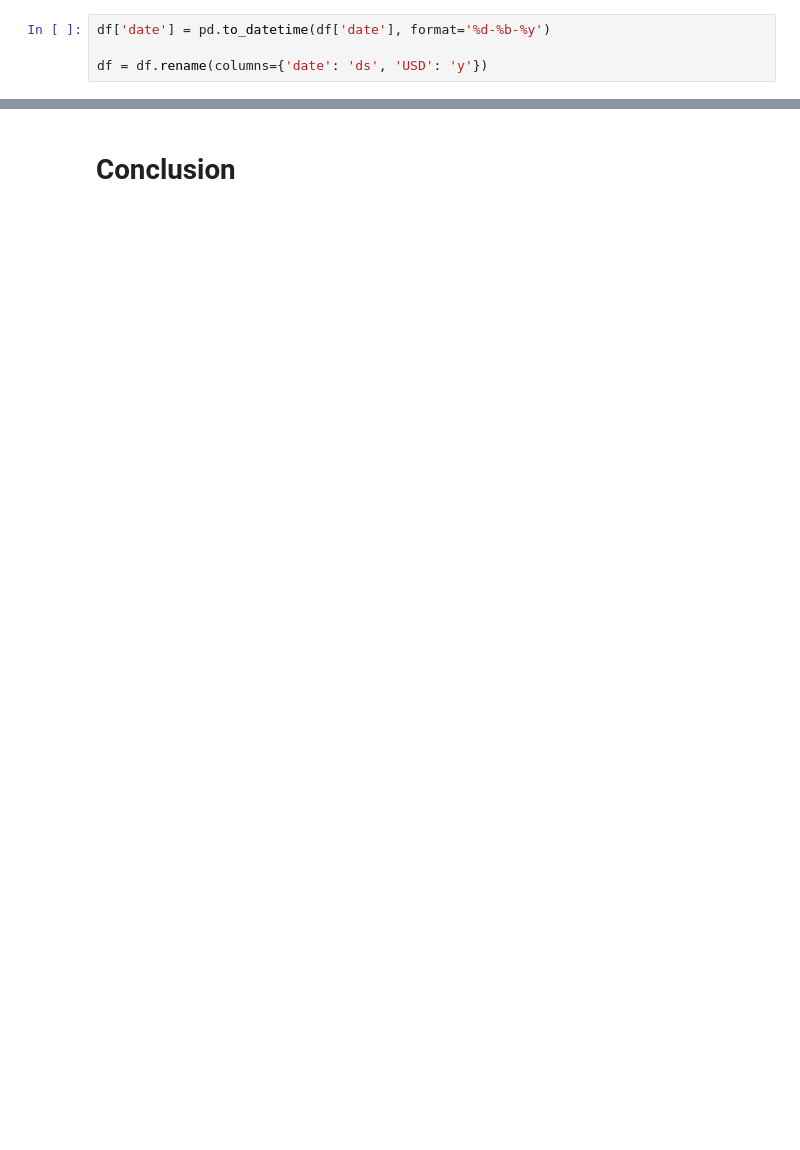
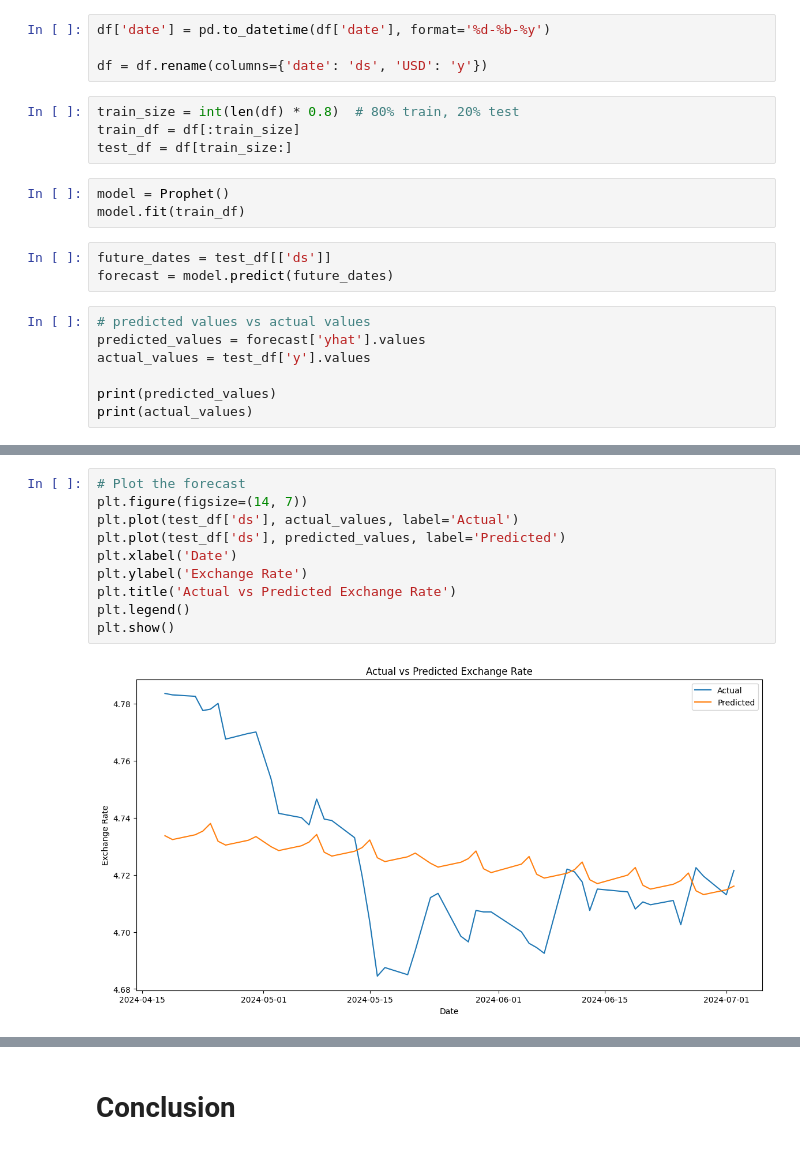
Before and after one commit to KohJJ820/MLIsFun, a Jupyter notebook: 5_Project/5_Project.ipynb, the cells around one changed output, grey strips where cells are left out. Cells and saved outputs as stored; diff of their text form; blank space fills up the shorter version.

```diff
--- a/5_Project/5_Project.ipynb
+++ b/5_Project/5_Project.ipynb
@@ -1071,3 +1049,20 @@ df = pd.read_csv('datasets/monthlyRate.csv')
 df['date'] = pd.to_datetime(df['date'], format='%d-%b-%y')
 
 df = df.rename(columns={'date': 'ds', 'USD': 'y'})
+# %%
+train_size = int(len(df) * 0.8)  # 80% train, 20% test
+train_df = df[:train_size]
+test_df = df[train_size:]
+# %%
+model = Prophet()
+model.fit(train_df)
+# %%
+future_dates = test_df[['ds']]
+forecast = model.predict(future_dates)
+# %%
+# predicted values vs actual values
+predicted_values = forecast['yhat'].values
+actual_values = test_df['y'].values
+
+print(predicted_values)
+print(actual_values)
@@ -1073,0 +1092,12 @@ df = df.rename(columns={'date': 'ds', 'USD': 'y'})
+# %%
+# Plot the forecast
+plt.figure(figsize=(14, 7))
+plt.plot(test_df['ds'], actual_values, label='Actual')
+plt.plot(test_df['ds'], predicted_values, label='Predicted')
+plt.xlabel('Date')
+plt.ylabel('Exchange Rate')
+plt.title('Actual vs Predicted Exchange Rate')
+plt.legend()
+plt.show()
+# %% [output]
+[figure, added]
```
Also changed, not shown: parts of 19 cells of this notebook, 1 other file.
